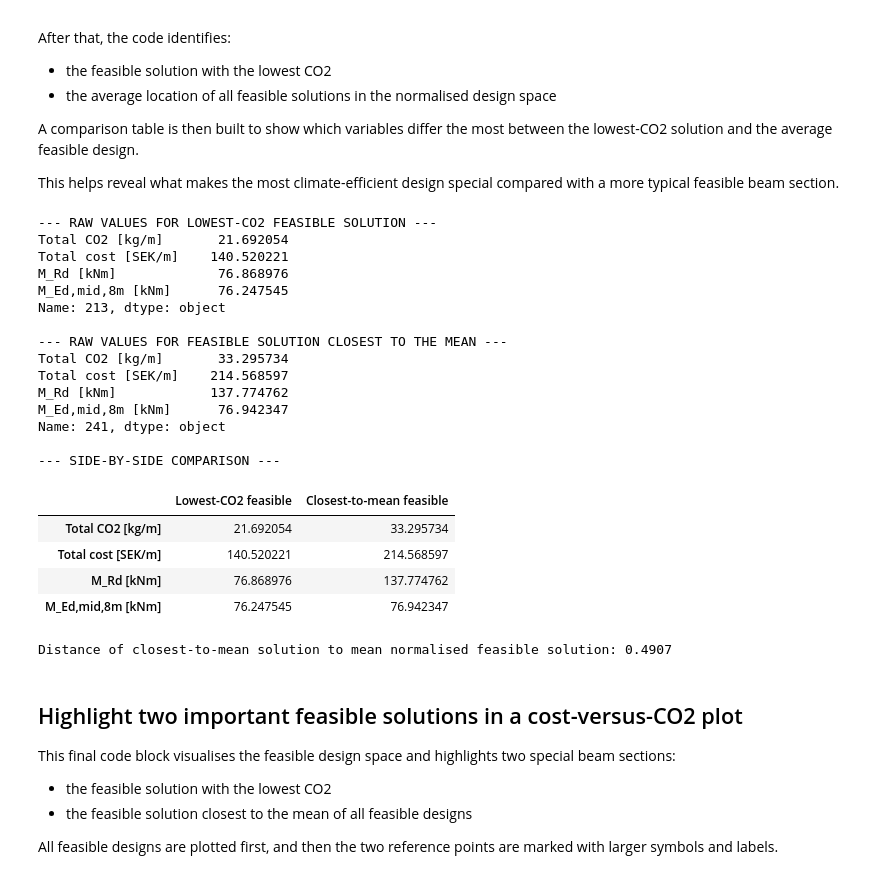
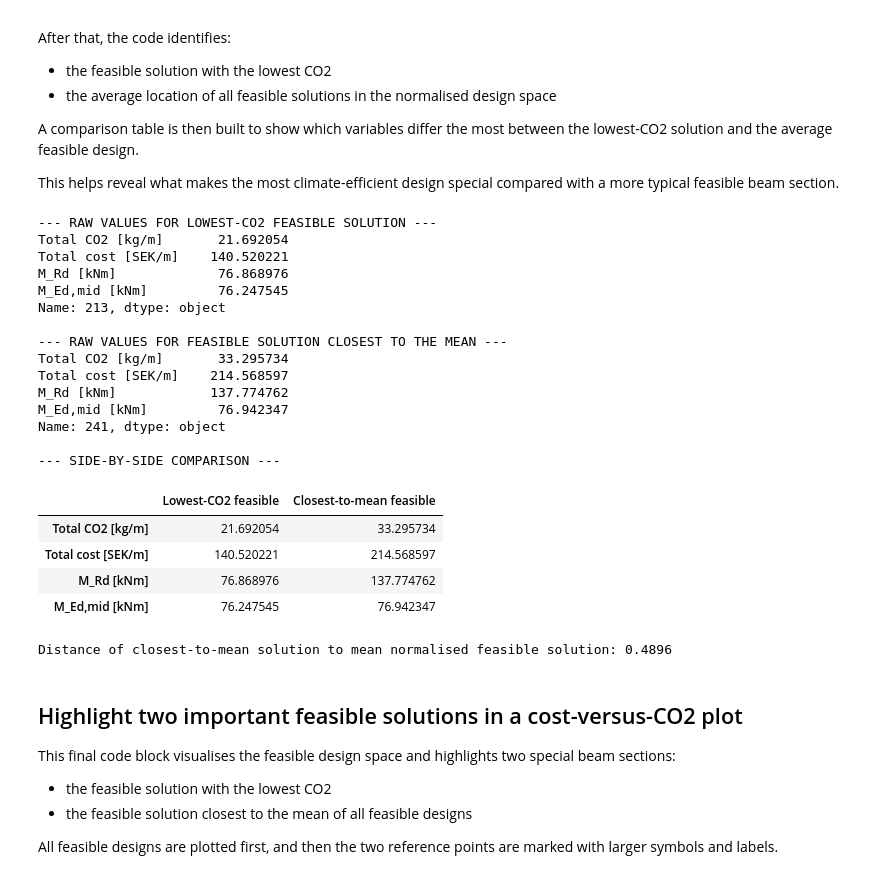
Before and after one commit to chalmersStructuralEngineering/course_sbd_concrete_section, a Jupyter notebook: concrete_beam_analysis.ipynb, the cells around one changed output. Drawn from its saved outputs; the diff is of its cells as text; code cells hidden in the pictures.

```diff
--- a/concrete_beam_analysis.ipynb
+++ b/concrete_beam_analysis.ipynb
@@ -1215,7 +1215,7 @@ plt.style.use("ggplot")
 cost_col = "Total cost [SEK/m]"
 co2_col = "Total CO2 [kg/m]"
 moment_capacity_col = "M_Rd [kNm]"
-med_8_col = "M_Ed,mid,8m [kNm]"
+med_8_col = "M_Ed,mid [kNm]"
 
 # Colors similar to your reference
 feasible_color = "#5DA5DA"
@@ -1397,12 +1397,12 @@ row_closest_to_mean = df.loc[idx_closest_to_mean]
 # ------------------------------------------------------------
 print("--- RAW VALUES FOR LOWEST-CO2 FEASIBLE SOLUTION ---")
 print(row_lowest_co2[
-    ["Total CO2 [kg/m]", "Total cost [SEK/m]", "M_Rd [kNm]", "M_Ed,mid,8m [kNm]"]
+    ["Total CO2 [kg/m]", "Total cost [SEK/m]", "M_Rd [kNm]", "M_Ed,mid [kNm]"]
 ])
 
 print("\n--- RAW VALUES FOR FEASIBLE SOLUTION CLOSEST TO THE MEAN ---")
 print(row_closest_to_mean[
-    ["Total CO2 [kg/m]", "Total cost [SEK/m]", "M_Rd [kNm]", "M_Ed,mid,8m [kNm]"]
+    ["Total CO2 [kg/m]", "Total cost [SEK/m]", "M_Rd [kNm]", "M_Ed,mid [kNm]"]
 ])
 
 # ------------------------------------------------------------
@@ -1410,39 +1410,39 @@ print(row_closest_to_mean[
 # ------------------------------------------------------------
 comparison_table = pd.DataFrame({
     "Lowest-CO2 feasible": row_lowest_co2[
-        ["Total CO2 [kg/m]", "Total cost [SEK/m]", "M_Rd [kNm]", "M_Ed,mid,8m [kNm]"]
+        ["Total CO2 [kg/m]", "Total cost [SEK/m]", "M_Rd [kNm]", "M_Ed,mid [kNm]"]
     ],
     "Closest-to-mean feasible": row_closest_to_mean[
-        ["Total CO2 [kg/m]", "Total cost [SEK/m]", "M_Rd [kNm]", "M_Ed,mid,8m [kNm]"]
+        ["Total CO2 [kg/m]", "Total cost [SEK/m]", "M_Rd [kNm]", "M_Ed,mid [kNm]"]
     ]
 })
 
 print("\n--- SIDE-BY-SIDE COMPARISON ---")
 display(comparison_table)
 
 print(f"Distance of closest-to-mean solution to mean normalised feasible solution: {distances.loc[idx_closest_to_mean]:.4f}")
 # %% [output]
 --- RAW VALUES FOR LOWEST-CO2 FEASIBLE SOLUTION ---
 Total CO2 [kg/m]       21.692054
 Total cost [SEK/m]    140.520221
 M_Rd [kNm]             76.868976
-M_Ed,mid,8m [kNm]      76.247545
+M_Ed,mid [kNm]         76.247545
 Name: 213, dtype: object
 
 --- RAW VALUES FOR FEASIBLE SOLUTION CLOSEST TO THE MEAN ---
 Total CO2 [kg/m]       33.295734
 Total cost [SEK/m]    214.568597
 M_Rd [kNm]            137.774762
-M_Ed,mid,8m [kNm]      76.942347
+M_Ed,mid [kNm]         76.942347
 Name: 241, dtype: object
 
 --- SIDE-BY-SIDE COMPARISON ---
 |  | Lowest-CO2 feasible | Closest-to-mean feasible |
 | Total CO2 [kg/m] | 21.692054 | 33.295734 |
 | Total cost [SEK/m] | 140.520221 | 214.568597 |
 | M_Rd [kNm] | 76.868976 | 137.774762 |
-| M_Ed,mid,8m [kNm] | 76.247545 | 76.942347 |
+| M_Ed,mid [kNm] | 76.247545 | 76.942347 |
-Distance of closest-to-mean solution to mean normalised feasible solution: 0.4907
+Distance of closest-to-mean solution to mean normalised feasible solution: 0.4896
 # %% [markdown]
 ## Highlight two important feasible solutions in a cost-versus-CO2 plot
 
```
Also changed, not shown: parts of 4 cells of this notebook.
